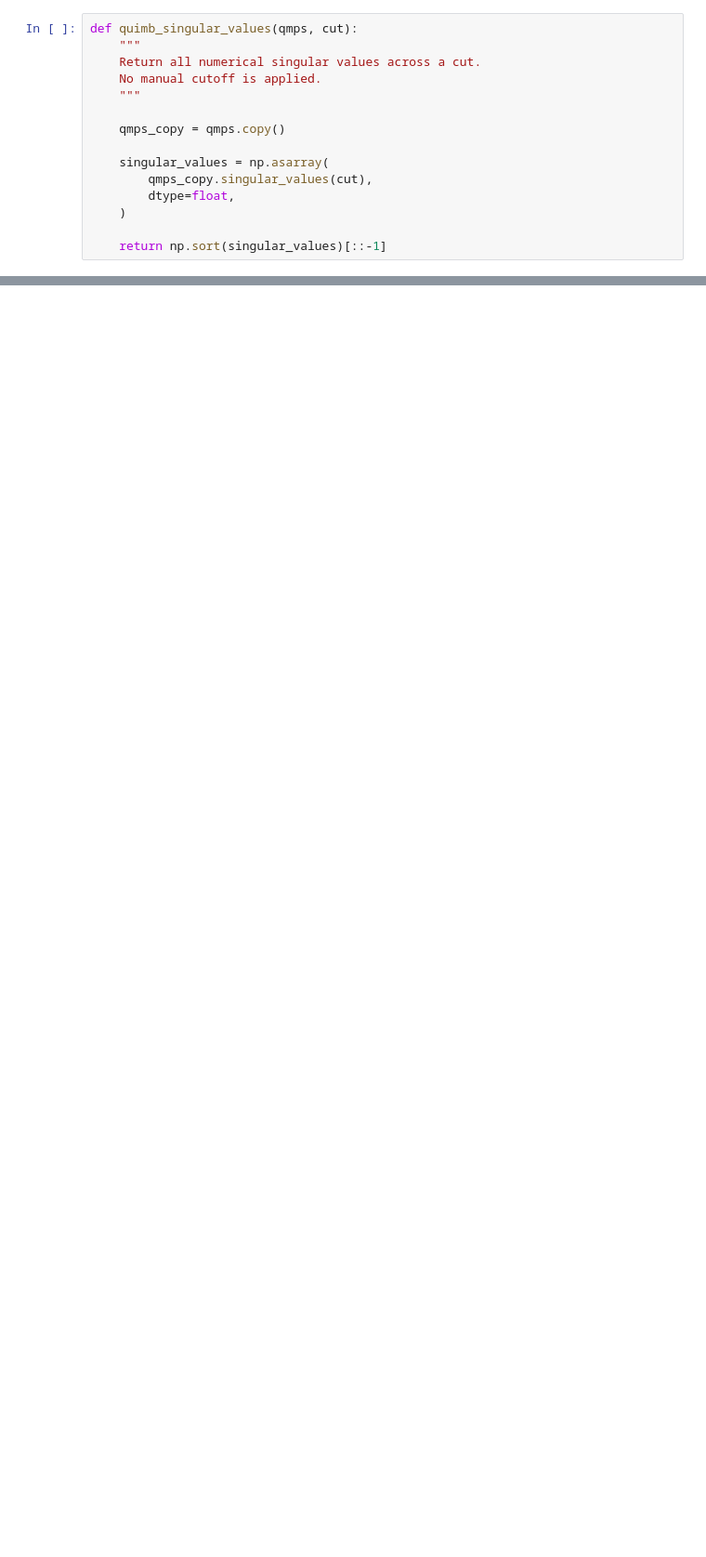
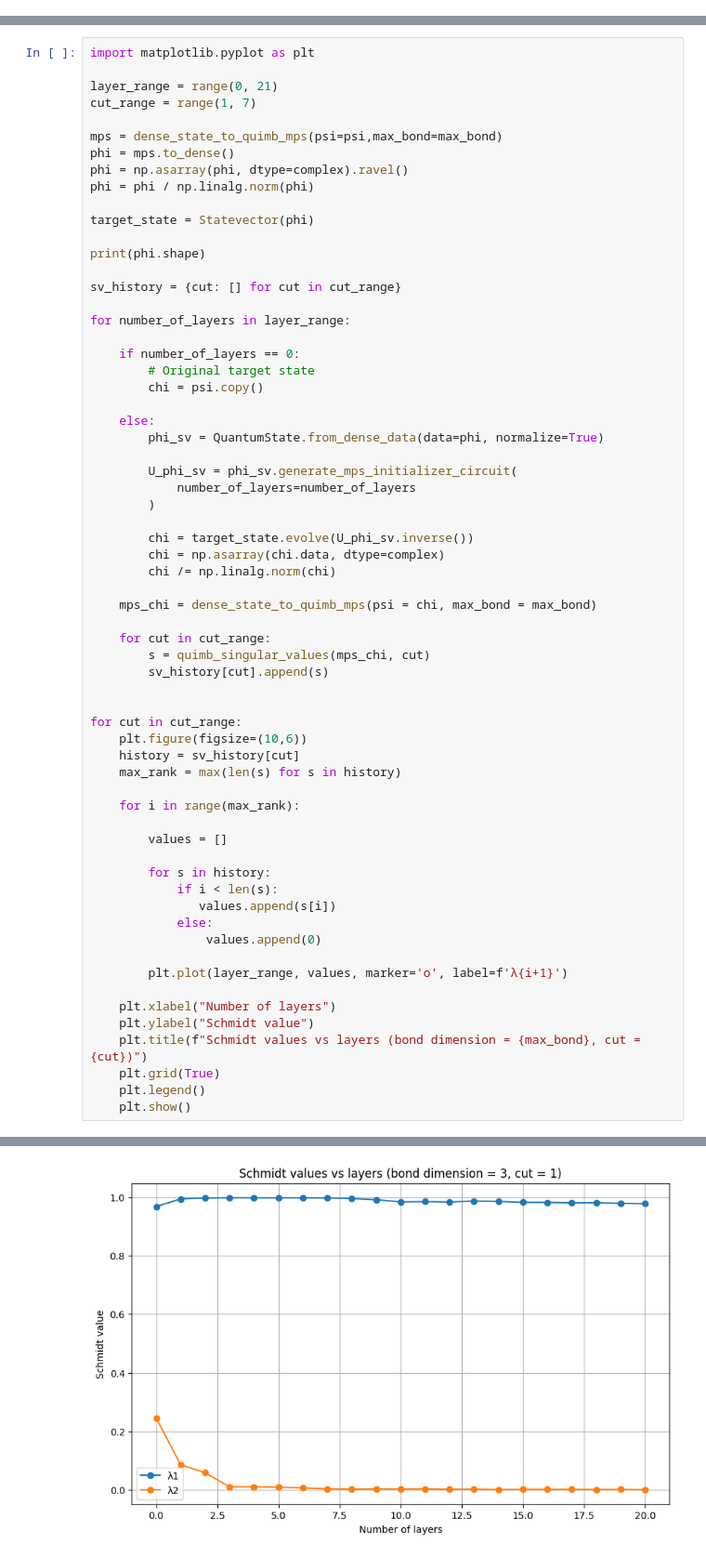
Before and after one commit to aizzen3/QCproject2, a Jupyter notebook: Untitled-2.ipynb, the cells around one changed output, grey strips where cells are left out. Shown at 93% size. Drawn from its saved outputs; the diff is of its cells as text; blank space fills up the shorter version.

Commit message:
fixed_bond

```diff
--- a/Untitled-2.ipynb
+++ b/Untitled-2.ipynb
@@ -685,15 +210,0 @@ zero_state[0] = 1.0
-# %%
-def quimb_singular_values(qmps, cut):
-    """
-    Return all numerical singular values across a cut.
-    No manual cutoff is applied.
-    """
-
-    qmps_copy = qmps.copy()
-
-    singular_values = np.asarray(
-        qmps_copy.singular_values(cut),
-        dtype=float,
-    )
-
-    return np.sort(singular_values)[::-1]
@@ -1059,0 +265,65 @@ plt.show()
+# %%
+import matplotlib.pyplot as plt
+
+layer_range = range(0, 21)
+cut_range = range(1, 7)
+
+mps = dense_state_to_quimb_mps(psi=psi,max_bond=max_bond)
+phi = mps.to_dense()
+phi = np.asarray(phi, dtype=complex).ravel()
+phi = phi / np.linalg.norm(phi)
+
+target_state = Statevector(phi)
+
+print(phi.shape)
+
+sv_history = {cut: [] for cut in cut_range}
+
+for number_of_layers in layer_range:
+
+    if number_of_layers == 0:
+        # Original target state
+        chi = psi.copy()
+
+    else:
+        phi_sv = QuantumState.from_dense_data(data=phi, normalize=True)
+
+        U_phi_sv = phi_sv.generate_mps_initializer_circuit(
+            number_of_layers=number_of_layers
+        )
+
+        chi = target_state.evolve(U_phi_sv.inverse())
+        chi = np.asarray(chi.data, dtype=complex)
+        chi /= np.linalg.norm(chi)
+
+    mps_chi = dense_state_to_quimb_mps(psi = chi, max_bond = max_bond)
+
+    for cut in cut_range:
+        s = quimb_singular_values(mps_chi, cut)
+        sv_history[cut].append(s)
+
+
+for cut in cut_range:
+    plt.figure(figsize=(10,6))
+    history = sv_history[cut]
+    max_rank = max(len(s) for s in history)
+
+    for i in range(max_rank):
+
+        values = []
+
+        for s in history:
+            if i < len(s):
+               values.append(s[i])
+            else:
+                values.append(0)
+
+        plt.plot(layer_range, values, marker='o', label=f'λ{i+1}')
+
+    plt.xlabel("Number of layers")
+    plt.ylabel("Schmidt value")
+    plt.title(f"Schmidt values vs layers (bond dimension = {max_bond}, cut = {cut})")
+    plt.grid(True)
+    plt.legend()
+    plt.show()
+# %% [output]
@@ -1059,0 +331 @@ plt.show()
+[figure, added]
```
Also changed, not shown: parts of 20 cells of this notebook.
